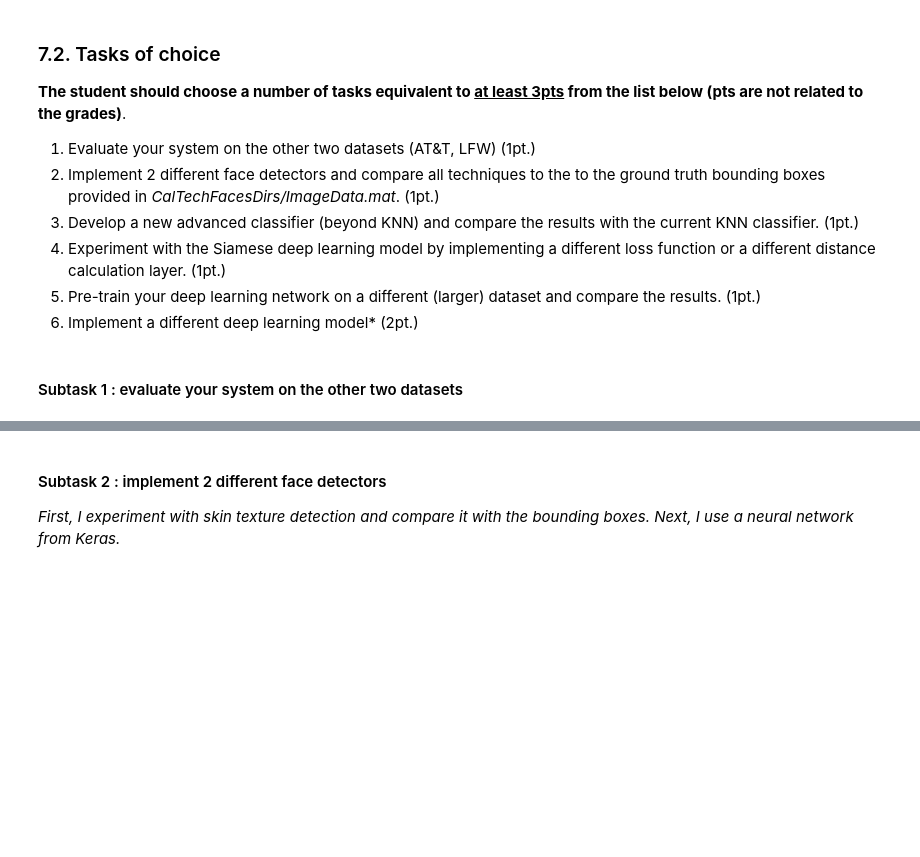
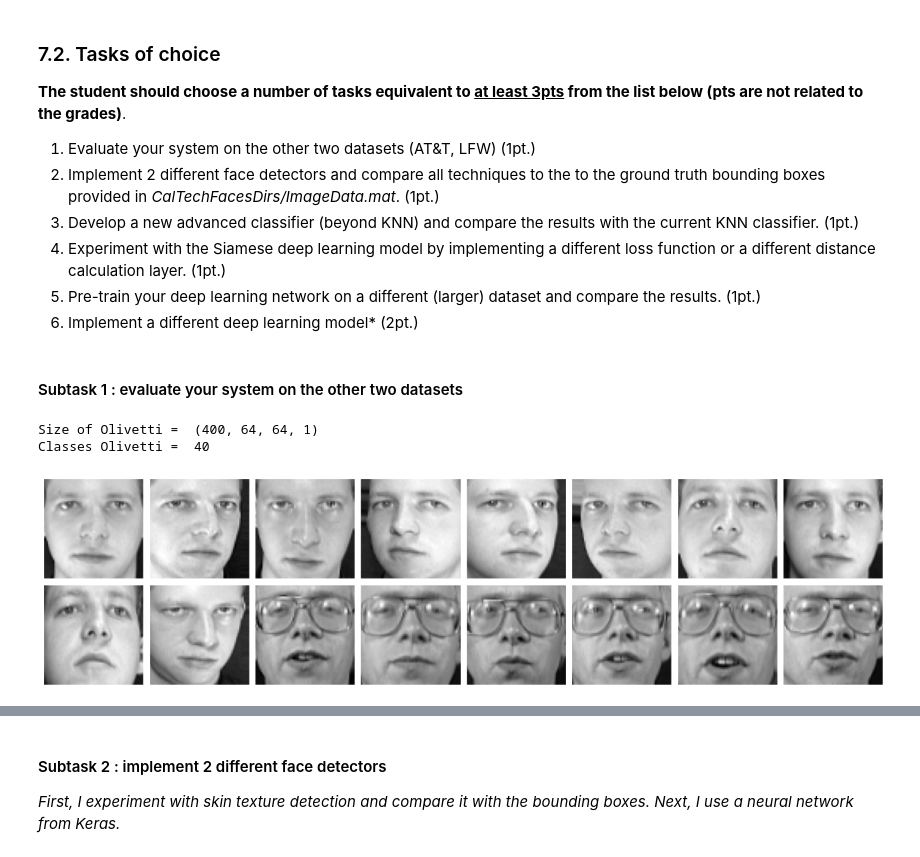
Before and after one commit to BrunoVandekerkhove/biometric-systems, a Jupyter notebook: face_recognition/facial_recognition.ipynb, the cells around one changed output, grey strips where cells are left out. Drawn from its saved outputs; the diff is of its cells as text; code cells hidden in the pictures; blank space fills up the shorter version.

```diff
--- a/face_recognition/facial_recognition.ipynb
+++ b/face_recognition/facial_recognition.ipynb
@@ -1023,0 +1021,16 @@ AP ((D)NN) =  0.019416
+# %%
+# Inspect images
+center_plots()
+fig = plt.figure(figsize=(20, 20))
+grid = ImageGrid(fig, 111, nrows_ncols=(2, 8), axes_pad=0.1)
+for ax, im, label in zip(grid, olivetti.images, olivetti.target):
+    ax.imshow(im.reshape(im.shape[0], im.shape[1]), cmap = 'gray')
+    ax.get_xaxis().set_visible(False)
+    ax.get_yaxis().set_visible(False)
+
+print('Size of Olivetti = ', olivetti.images.shape)
+print('Classes Olivetti = ', len(list(set(olivetti.target))), '\n')
+# %% [output]
+Size of Olivetti =  (400, 64, 64, 1)
+Classes Olivetti =  40
+[figure, added]
```
Also changed, not shown: parts of 27 cells of this notebook.
